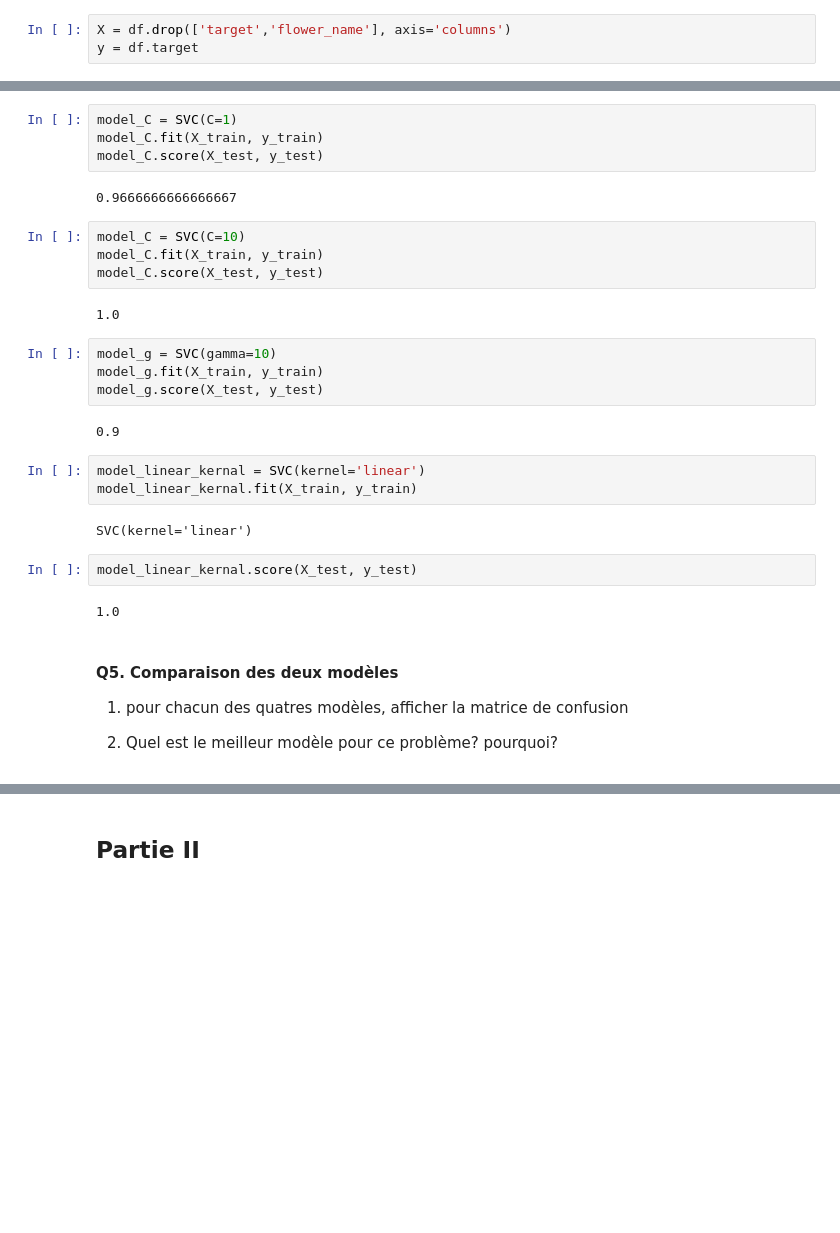
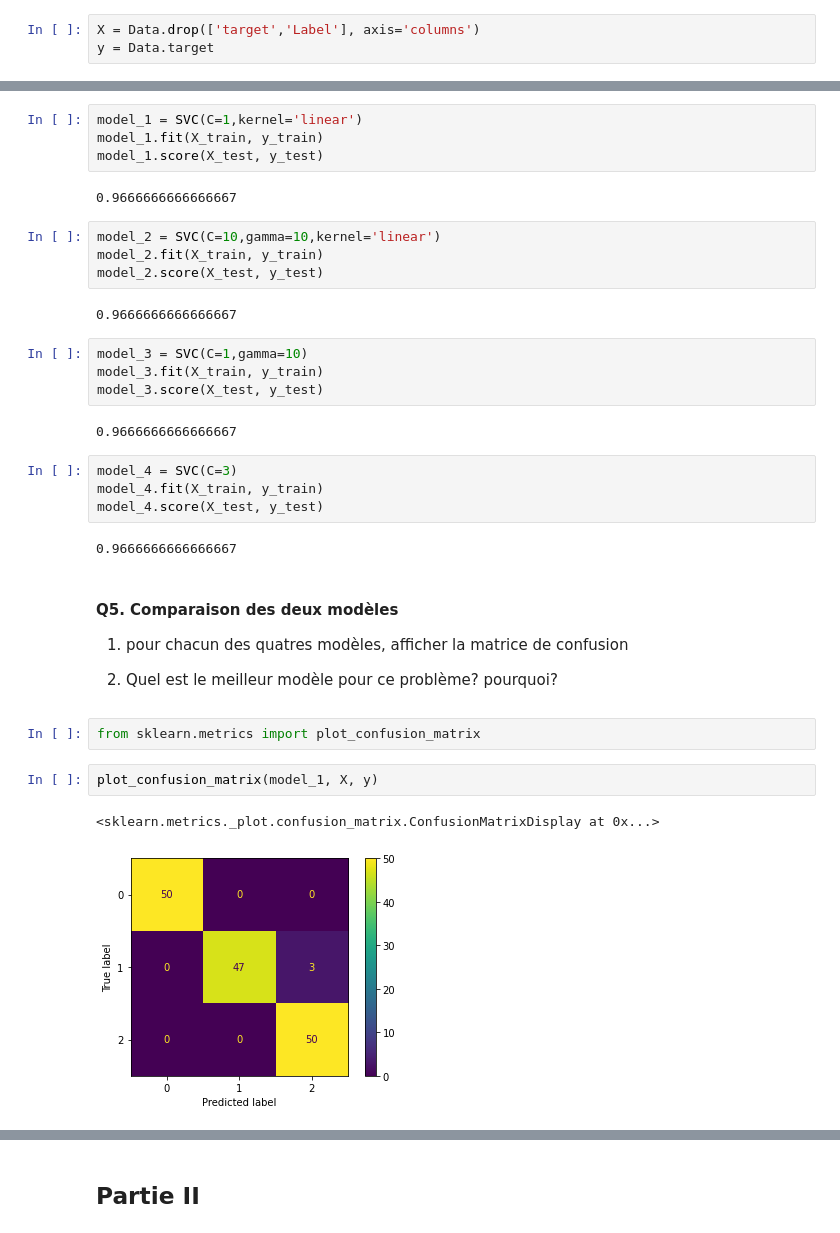
Before and after one commit to bellaabdelouahab/Colab-Notebooks, a Jupyter notebook: SVM.ipynb, the cells around one changed output, grey strips where cells are left out. Saved outputs shown, nothing was run; the diff lists cells and outputs as text; blank space fills up the shorter version.

```diff
--- a/SVM.ipynb
+++ b/SVM.ipynb
@@ -118,8 +80,8 @@ plt.scatter(df1['petal length (cm)'], df1['petal width (cm)'],color="blue",marke
 # %%
 from sklearn.model_selection import train_test_split
 # %%
-X = df.drop(['target','flower_name'], axis='columns')
-y = df.target
+X = Data.drop(['target','Label'], axis='columns')
+y = Data.target
 # %% [markdown]
 #### Q3. Partitionner ces données en X_train, X_test, y_train, y_test
 # %%
@@ -150,34 +112,38 @@ model.predict([[4.8,3.0,1.5,0.3]])
 # %% [output]
 array([0])
 # %%
-model_C = SVC(C=1)
-model_C.fit(X_train, y_train)
-model_C.score(X_test, y_test)
+model_1 = SVC(C=1,kernel='linear')
+model_1.fit(X_train, y_train)
+model_1.score(X_test, y_test)
 # %% [output]
 0.9666666666666667
+# %%
+model_2 = SVC(C=10,gamma=10,kernel='linear')
+model_2.fit(X_train, y_train)
+model_2.score(X_test, y_test)
+# %% [output]
+0.9666666666666667
 # %%
-model_C = SVC(C=10)
-model_C.fit(X_train, y_train)
-model_C.score(X_test, y_test)
+model_3 = SVC(C=1,gamma=10)
+model_3.fit(X_train, y_train)
+model_3.score(X_test, y_test)
 # %% [output]
-1.0
+0.9666666666666667
 # %%
-model_g = SVC(gamma=10)
-model_g.fit(X_train, y_train)
-model_g.score(X_test, y_test)
+model_4 = SVC(C=3)
+model_4.fit(X_train, y_train)
+model_4.score(X_test, y_test)
 # %% [output]
-0.9
+0.9666666666666667
-# %%
-model_linear_kernal = SVC(kernel='linear')
-model_linear_kernal.fit(X_train, y_train)
-# %% [output]
-SVC(kernel='linear')
-# %%
-model_linear_kernal.score(X_test, y_test)
-# %% [output]
-1.0
 # %% [markdown]
 #### Q5. Comparaison des deux modèles
 1. pour chacun des quatres modèles, afficher la matrice de confusion
 
 2. Quel est le meilleur modèle pour ce problème? pourquoi?
+# %%
+from sklearn.metrics import plot_confusion_matrix
+# %%
+plot_confusion_matrix(model_1, X, y)
+# %% [output]
+<sklearn.metrics._plot.confusion_matrix.ConfusionMatrixDisplay at 0x...>
+[figure, added]
```
Also changed, not shown: parts of 25 cells of this notebook.
